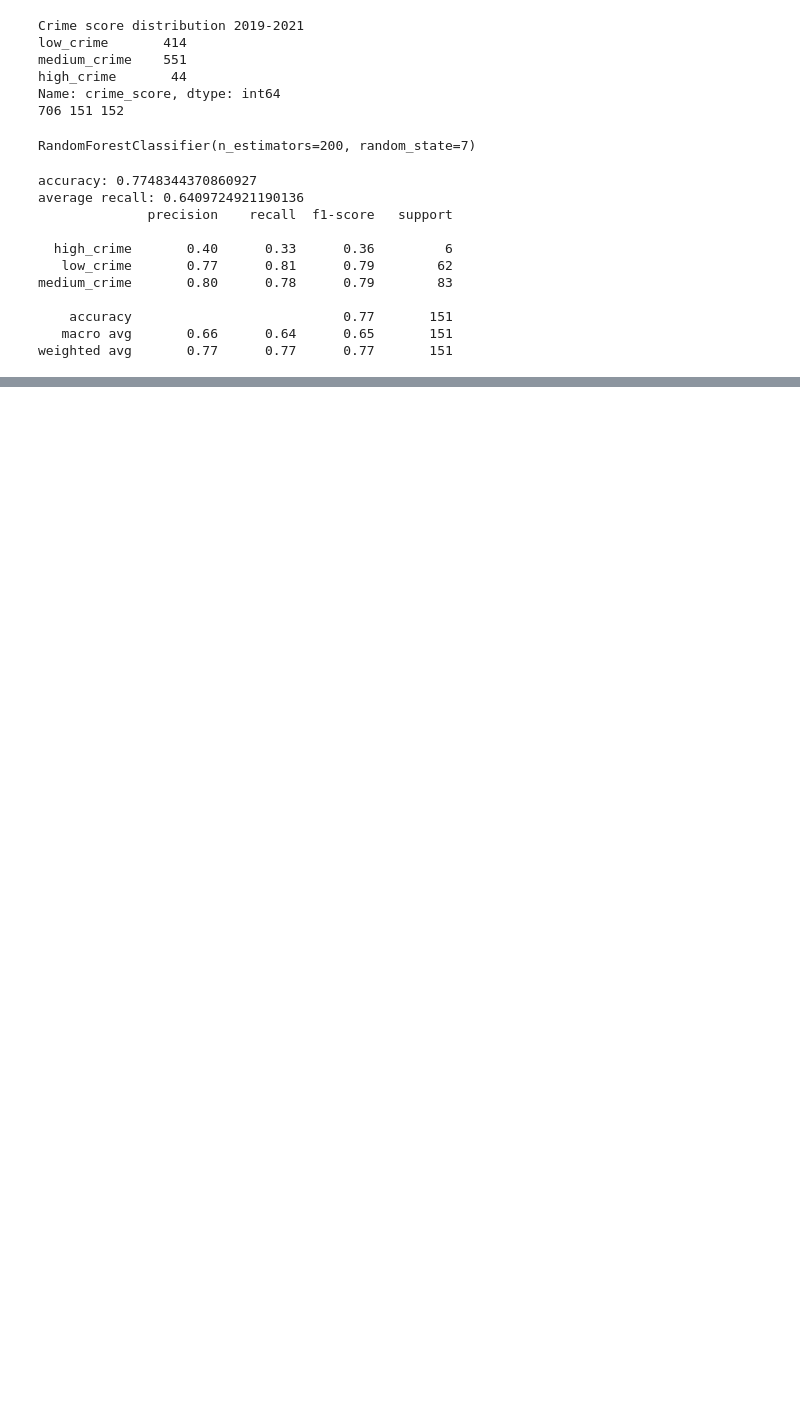
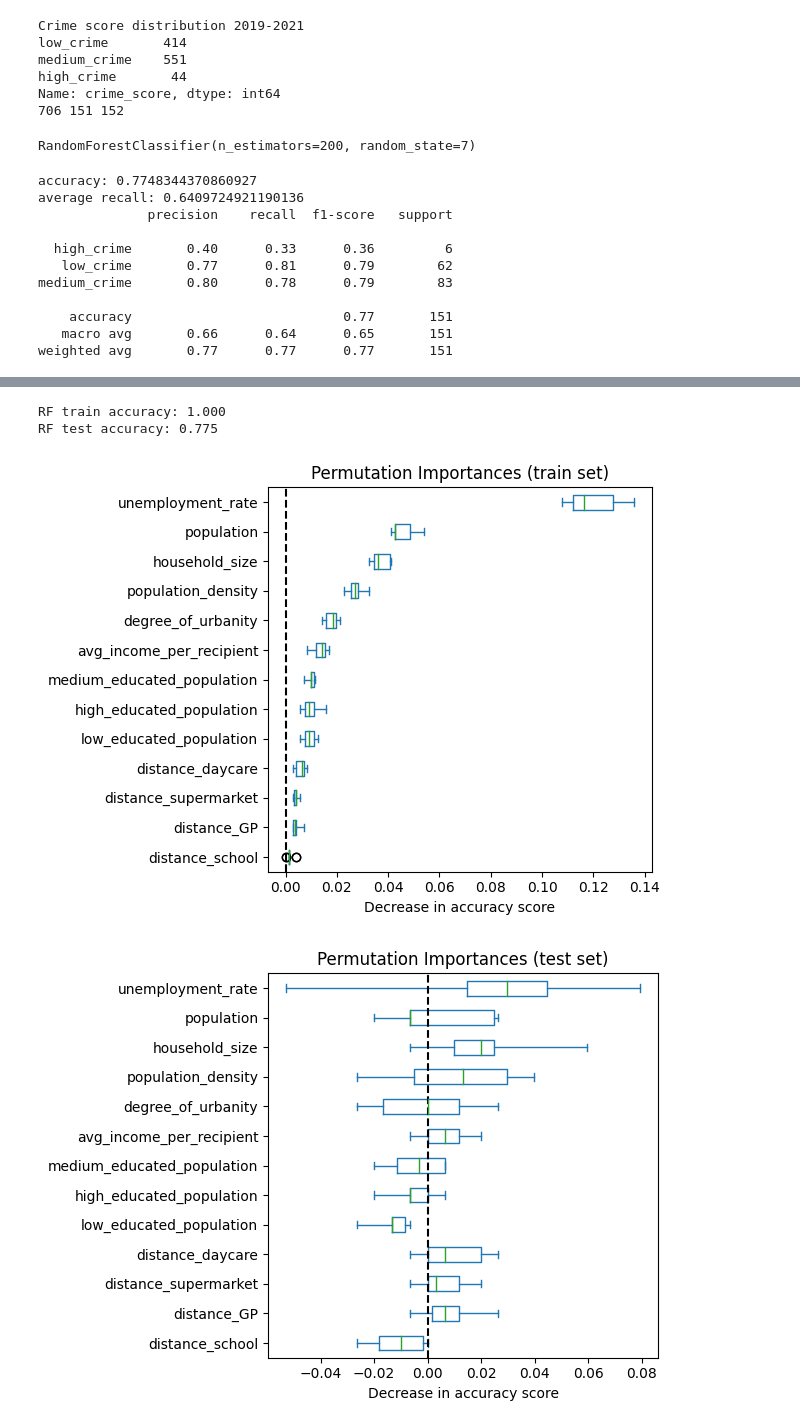
Before and after one commit to PMahhov/DSS-Dashboard, a Jupyter notebook: notebook/predictive_data_processing.ipynb, the cells around one changed output, grey strips where cells are left out. Drawn from its saved outputs; the diff is of its cells as text; code cells hidden in the pictures; blank space fills up the shorter version.

```diff
--- a/notebook/predictive_data_processing.ipynb
+++ b/notebook/predictive_data_processing.ipynb
@@ -774,0 +787,41 @@ weighted avg       0.77      0.77      0.77       151
+# %%
+from sklearn.inspection import permutation_importance
+
+print(f"RF train accuracy: {rf_classifier.score(X_train, y_train):.3f}")
+print(f"RF test accuracy: {rf_classifier.score(X_test, y_test):.3f}")
+
+
+train_result = permutation_importance(
+    rf_classifier, X_train, y_train, n_repeats=10, random_state=42, n_jobs=2
+)
+test_results = permutation_importance(
+    rf_classifier, X_test, y_test, n_repeats=10, random_state=42, n_jobs=2
+)
+sorted_importances_idx = train_result.importances_mean.argsort()
+
+train_importances = pd.DataFrame(
+    train_result.importances[sorted_importances_idx].T,
+    columns=X.columns[sorted_importances_idx],
+)
+test_importances = pd.DataFrame(
+    test_results.importances[sorted_importances_idx].T,
+    columns=X.columns[sorted_importances_idx],
+)
+
+# ax = importances.plot.box(vert=False, whis=10)
+# ax.set_title("Permutation Importances (test set)")
+# ax.axvline(x=0, color="k", linestyle="--")
+# ax.set_xlabel("Decrease in accuracy score")
+# ax.figure.tight_layout()
+
+for name, importances in zip(["train", "test"], [train_importances, test_importances]):
+    ax = importances.plot.box(vert=False, whis=10)
+    ax.set_title(f"Permutation Importances ({name} set)")
+    ax.set_xlabel("Decrease in accuracy score")
+    ax.axvline(x=0, color="k", linestyle="--")
+    ax.figure.tight_layout()
+# %% [output]
+RF train accuracy: 1.000
+RF test accuracy: 0.775
+[figure, added]
+[figure, added]
```
Also changed, not shown: parts of 7 cells of this notebook.
